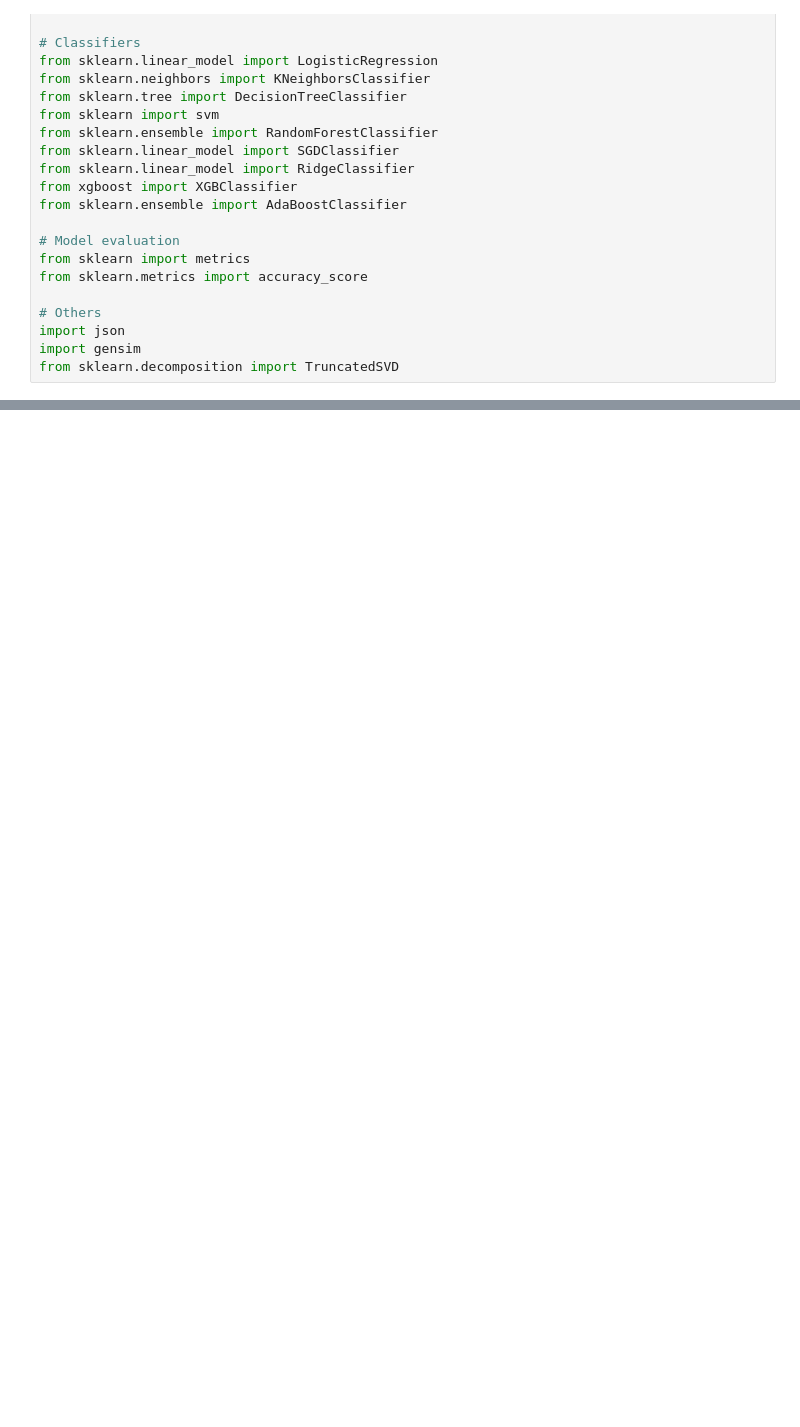
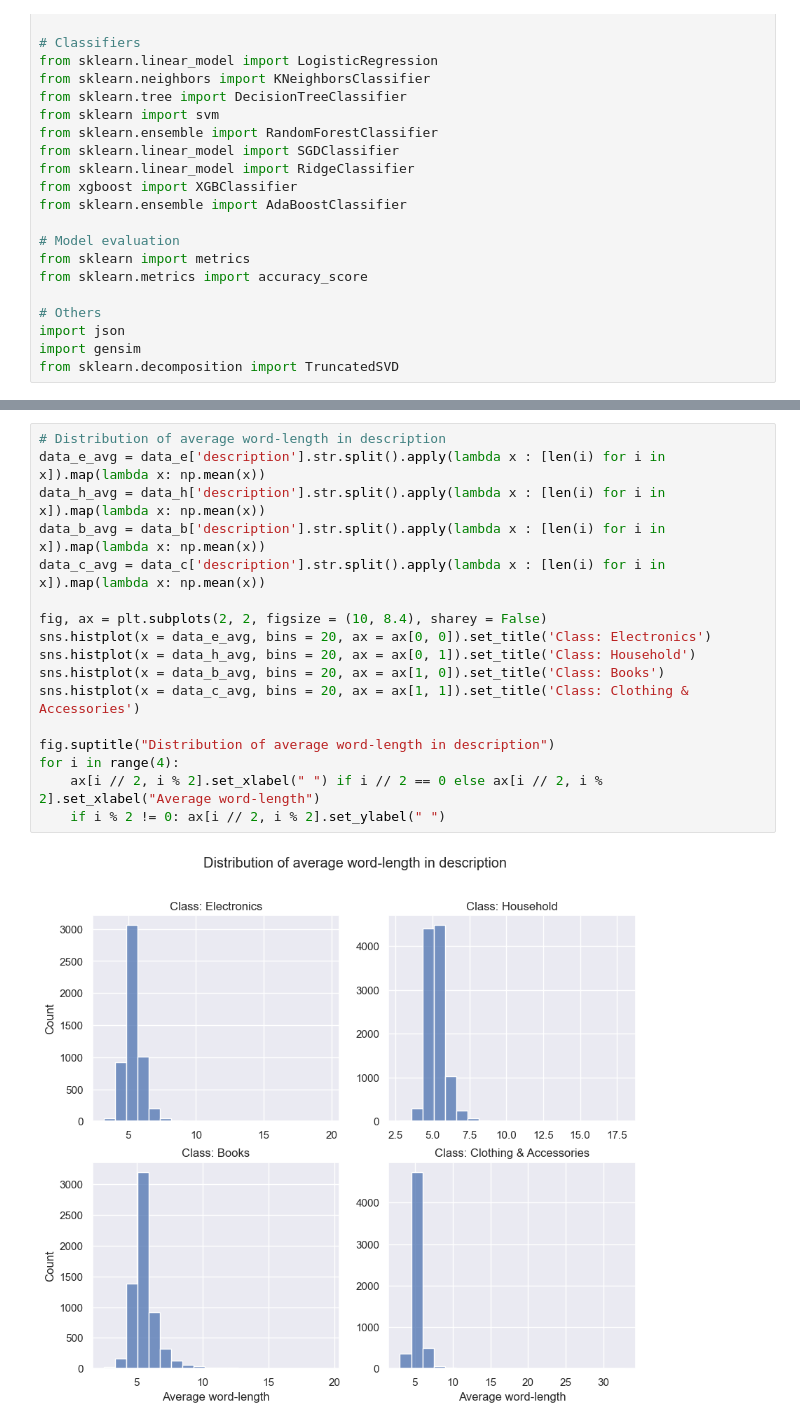
Before and after one commit to dongfangYH/data_science, a Jupyter notebook: kaggle/ecommerce_text_classification.ipynb, the cells around one changed output, grey strips where cells are left out. Cells and saved outputs as stored; diff of their text form; blank space fills up the shorter version.

```diff
--- a/kaggle/ecommerce_text_classification.ipynb
+++ b/kaggle/ecommerce_text_classification.ipynb
@@ -63,0 +192,19 @@ from sklearn.decomposition import TruncatedSVD
+# %%
+# Distribution of average word-length in description
+data_e_avg = data_e['description'].str.split().apply(lambda x : [len(i) for i in x]).map(lambda x: np.mean(x))
+data_h_avg = data_h['description'].str.split().apply(lambda x : [len(i) for i in x]).map(lambda x: np.mean(x))
+data_b_avg = data_b['description'].str.split().apply(lambda x : [len(i) for i in x]).map(lambda x: np.mean(x))
+data_c_avg = data_c['description'].str.split().apply(lambda x : [len(i) for i in x]).map(lambda x: np.mean(x))
+
+fig, ax = plt.subplots(2, 2, figsize = (10, 8.4), sharey = False)
+sns.histplot(x = data_e_avg, bins = 20, ax = ax[0, 0]).set_title('Class: Electronics')
+sns.histplot(x = data_h_avg, bins = 20, ax = ax[0, 1]).set_title('Class: Household')
+sns.histplot(x = data_b_avg, bins = 20, ax = ax[1, 0]).set_title('Class: Books')
+sns.histplot(x = data_c_avg, bins = 20, ax = ax[1, 1]).set_title('Class: Clothing & Accessories')
+
+fig.suptitle("Distribution of average word-length in description")
+for i in range(4):
+    ax[i // 2, i % 2].set_xlabel(" ") if i // 2 == 0 else ax[i // 2, i % 2].set_xlabel("Average word-length")
+    if i % 2 != 0: ax[i // 2, i % 2].set_ylabel(" ")
+# %% [output]
+[figure, added]
```
Also changed, not shown: parts of 79 cells of this notebook, 2 other files.
